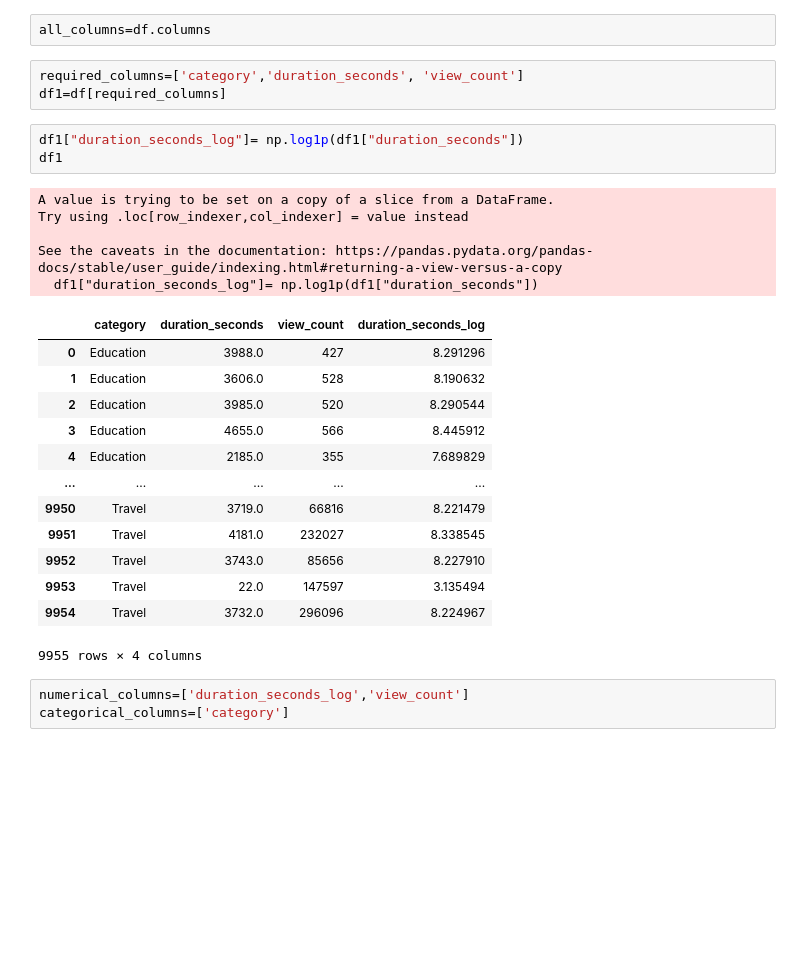
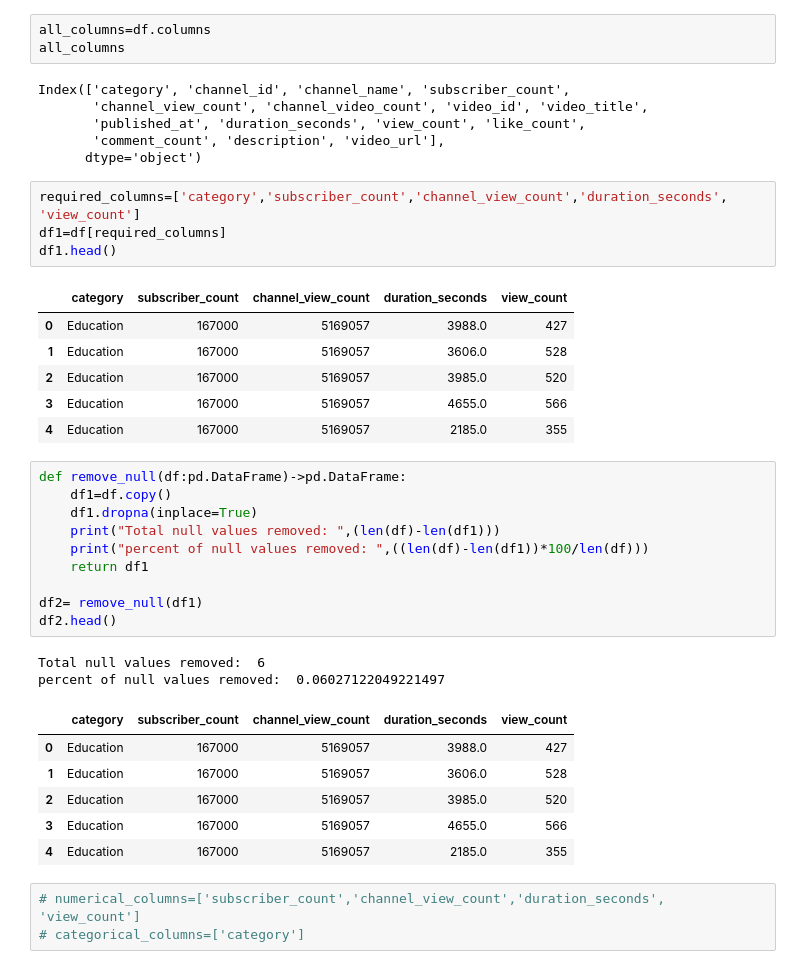
Before and after one commit to AIforeverything/MLOPS_youtube_CTA_Project, a Jupyter notebook: notebooks/experiment2.ipynb, the cells around one changed output. Saved outputs shown, nothing was run; the diff lists cells and outputs as text; blank space fills up the shorter version.

```diff
--- a/notebooks/experiment2.ipynb
+++ b/notebooks/experiment2.ipynb
@@ -19,31 +20,43 @@ df.head()
 | 4 | Education | UCBg_mociSFb4ECbu91_cXJA | ABHYAAS EDUCATION | 167000 | 5169057 | 1711 | ... |
 # %%
 all_columns=df.columns
+all_columns
+# %% [output]
+Index(['category', 'channel_id', 'channel_name', 'subscriber_count',
+       'channel_view_count', 'channel_video_count', 'video_id', 'video_title',
+       'published_at', 'duration_seconds', 'view_count', 'like_count',
+       'comment_count', 'description', 'video_url'],
+      dtype='object')
 # %%
-required_columns=['category','duration_seconds', 'view_count']
+required_columns=['category','subscriber_count','channel_view_count','duration_seconds', 'view_count']
 df1=df[required_columns]
+df1.head()
+# %% [output]
+|  | category | subscriber_count | channel_view_count | duration_seconds | view_count |
+| 0 | Education | 167000 | 5169057 | 3988.0 | 427 |
+| 1 | Education | 167000 | 5169057 | 3606.0 | 528 |
+| 2 | Education | 167000 | 5169057 | 3985.0 | 520 |
+| 3 | Education | 167000 | 5169057 | 4655.0 | 566 |
+| 4 | Education | 167000 | 5169057 | 2185.0 | 355 |
-# %%
-df1["duration_seconds_log"]= np.log1p(df1["duration_seconds"])
-df1
-# %% [output]
-A value is trying to be set on a copy of a slice from a DataFrame.
-Try using .loc[row_indexer,col_indexer] = value instead
-
-See the caveats in the documentation: https://pandas.pydata.org/pandas-docs/stable/user_guide/indexing.html#returning-a-view-versus-a-copy
-  df1["duration_seconds_log"]= np.log1p(df1["duration_seconds"])
-|  | category | duration_seconds | view_count | duration_seconds_log |
-| 0 | Education | 3988.0 | 427 | 8.291296 |
-| 1 | Education | 3606.0 | 528 | 8.190632 |
-| 2 | Education | 3985.0 | 520 | 8.290544 |
-| 3 | Education | 4655.0 | 566 | 8.445912 |
-| 4 | Education | 2185.0 | 355 | 7.689829 |
-| ... | ... | ... | ... | ... |
-| 9950 | Travel | 3719.0 | 66816 | 8.221479 |
-| 9951 | Travel | 4181.0 | 232027 | 8.338545 |
-| 9952 | Travel | 3743.0 | 85656 | 8.227910 |
-| 9953 | Travel | 22.0 | 147597 | 3.135494 |
-| 9954 | Travel | 3732.0 | 296096 | 8.224967 |
-9955 rows × 4 columns
+# %%
+def remove_null(df:pd.DataFrame)->pd.DataFrame:
+    df1=df.copy()
+    df1.dropna(inplace=True)
+    print("Total null values removed: ",(len(df)-len(df1)))
+    print("percent of null values removed: ",((len(df)-len(df1))*100/len(df)))
+    return df1
+
+df2= remove_null(df1)
+df2.head()
+# %% [output]
+Total null values removed:  6
+percent of null values removed:  0.06027122049221497
+|  | category | subscriber_count | channel_view_count | duration_seconds | view_count |
+| 0 | Education | 167000 | 5169057 | 3988.0 | 427 |
+| 1 | Education | 167000 | 5169057 | 3606.0 | 528 |
+| 2 | Education | 167000 | 5169057 | 3985.0 | 520 |
+| 3 | Education | 167000 | 5169057 | 4655.0 | 566 |
+| 4 | Education | 167000 | 5169057 | 2185.0 | 355 |
 # %%
-numerical_columns=['duration_seconds_log','view_count']
-categorical_columns=['category']
+# numerical_columns=['subscriber_count','channel_view_count','duration_seconds', 'view_count']
+# categorical_columns=['category']
```
Also changed, not shown: parts of 15 cells of this notebook, 1 other file.
